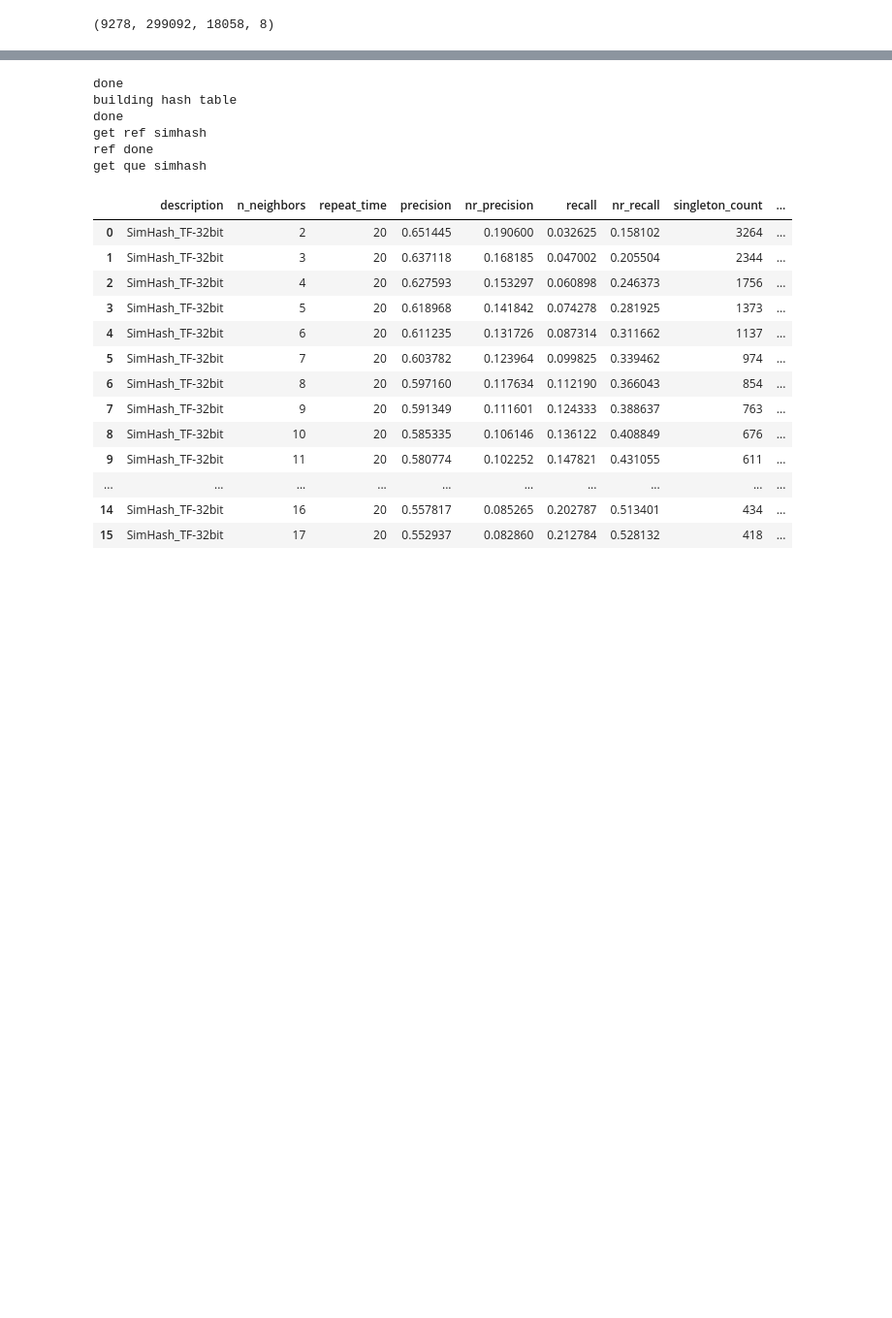
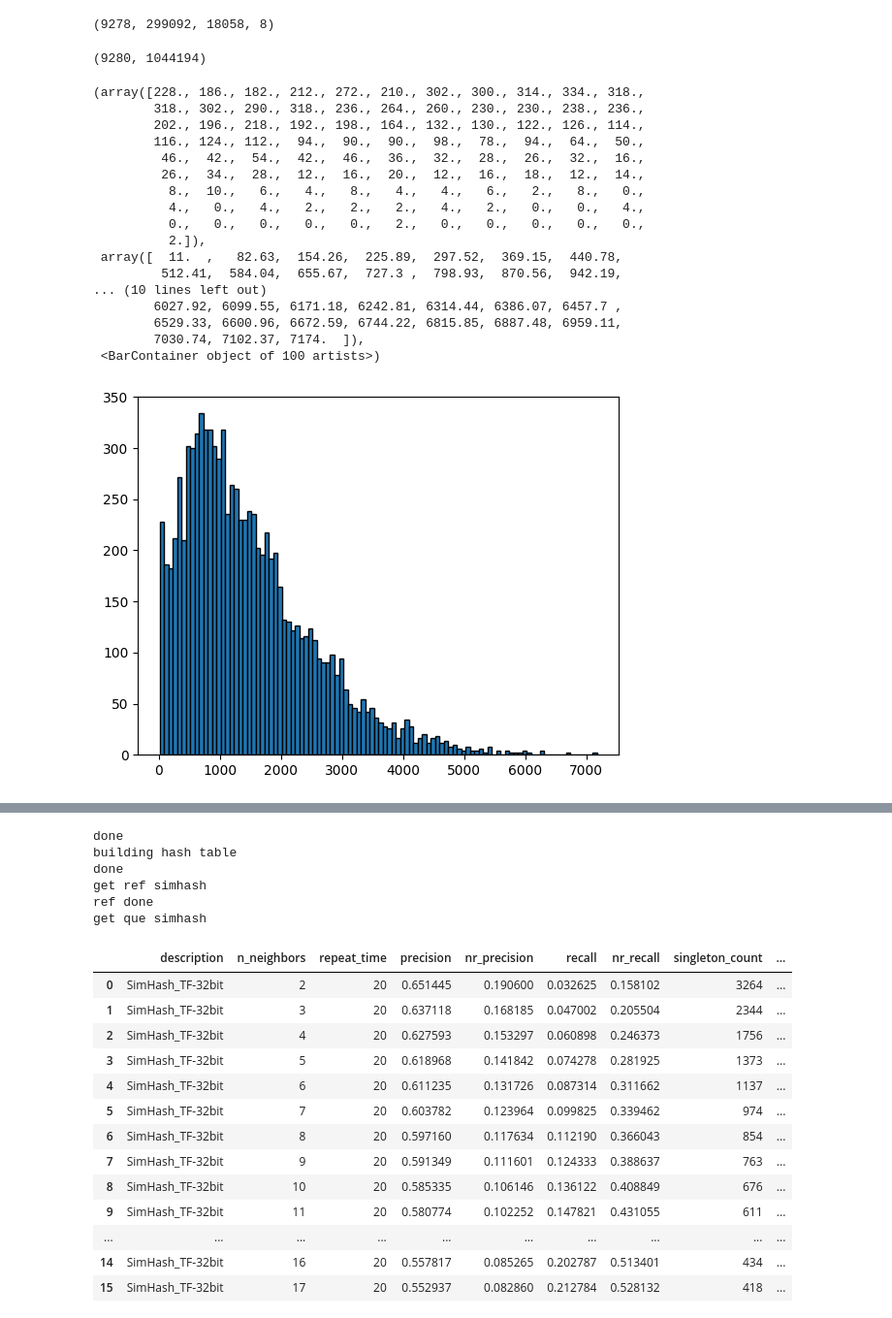
Before and after one commit to jzhang-dev/kNN-overlap-finder, a Jupyter notebook: notebooks/simhash/real_IGK simhash-64bit.ipynb, the cells around one changed output, grey strips where cells are left out. Shown at 97% size. Cells and saved outputs as stored; diff of their text form; code cells hidden in the pictures; blank space fills up the shorter version.

```diff
--- a/notebooks/simhash/real_IGK simhash-64bit.ipynb
+++ b/notebooks/simhash/real_IGK simhash-64bit.ipynb
@@ -97,0 +196,30 @@ len(reference_graph.nodes), len(reference_graph.edges), len(nr_edges), connected
+# %%
+feature_matrix.shape
+# %% [output]
+(9280, 1044194)
+# %%
+npz_path = "/home/miaocj/docker_dir/kNN-overlap-finder/data/feature_matrix/human/IGK/ONT_R9/kmer_k16/feature_matrix.npz"
+feature_matrix = sp.sparse.load_npz(npz_path)[meta_df.index, :]
+# %%
+nnz = feature_matrix.getnnz(axis=1)
+# %%
+plt.hist(nnz, bins=100, edgecolor='black')
+# %% [output]
+(array([228., 186., 182., 212., 272., 210., 302., 300., 314., 334., 318.,
+        318., 302., 290., 318., 236., 264., 260., 230., 230., 238., 236.,
+        202., 196., 218., 192., 198., 164., 132., 130., 122., 126., 114.,
+        116., 124., 112.,  94.,  90.,  90.,  98.,  78.,  94.,  64.,  50.,
+         46.,  42.,  54.,  42.,  46.,  36.,  32.,  28.,  26.,  32.,  16.,
+         26.,  34.,  28.,  12.,  16.,  20.,  12.,  16.,  18.,  12.,  14.,
+          8.,  10.,   6.,   4.,   8.,   4.,   4.,   6.,   2.,   8.,   0.,
+          4.,   0.,   4.,   2.,   2.,   2.,   4.,   2.,   0.,   0.,   4.,
+          0.,   0.,   0.,   0.,   0.,   2.,   0.,   0.,   0.,   0.,   0.,
+          2.]),
+ array([  11.  ,   82.63,  154.26,  225.89,  297.52,  369.15,  440.78,
+         512.41,  584.04,  655.67,  727.3 ,  798.93,  870.56,  942.19,
+... (10 lines left out)
+        6027.92, 6099.55, 6171.18, 6242.81, 6314.44, 6386.07, 6457.7 ,
+        6529.33, 6600.96, 6672.59, 6744.22, 6815.85, 6887.48, 6959.11,
+        7030.74, 7102.37, 7174.  ]),
+ <BarContainer object of 100 artists>)
+[figure, added]
```
Also changed, not shown: parts of 14 cells of this notebook, 19 other files.
